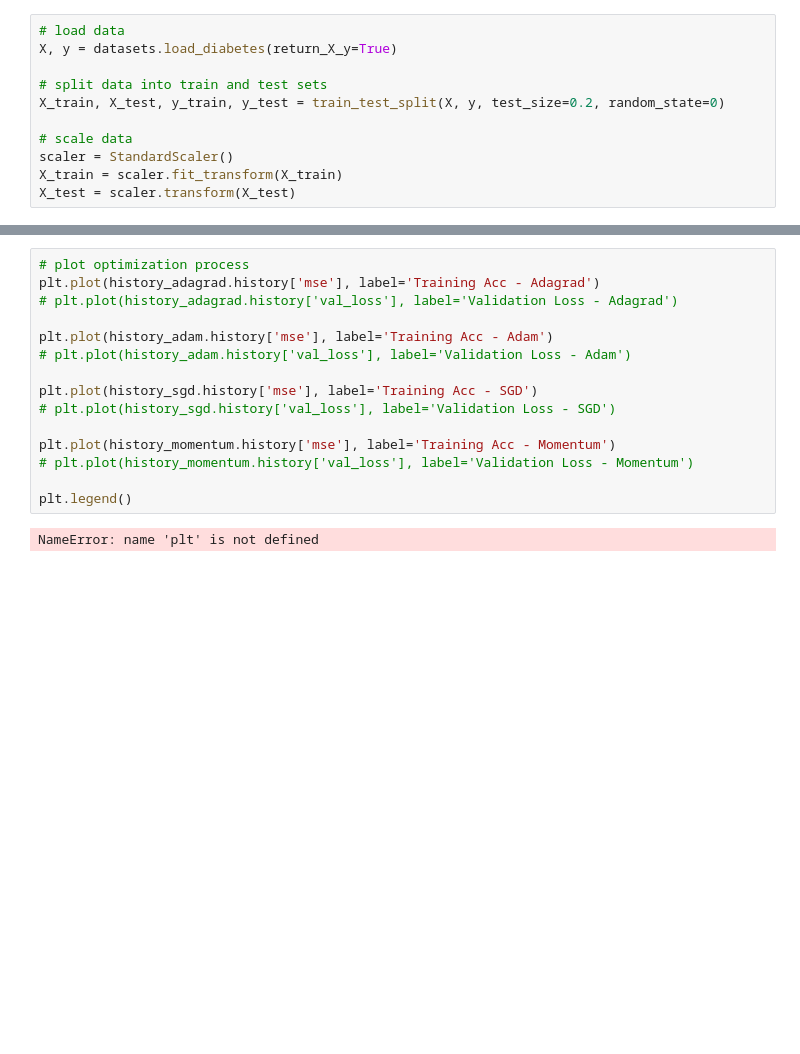
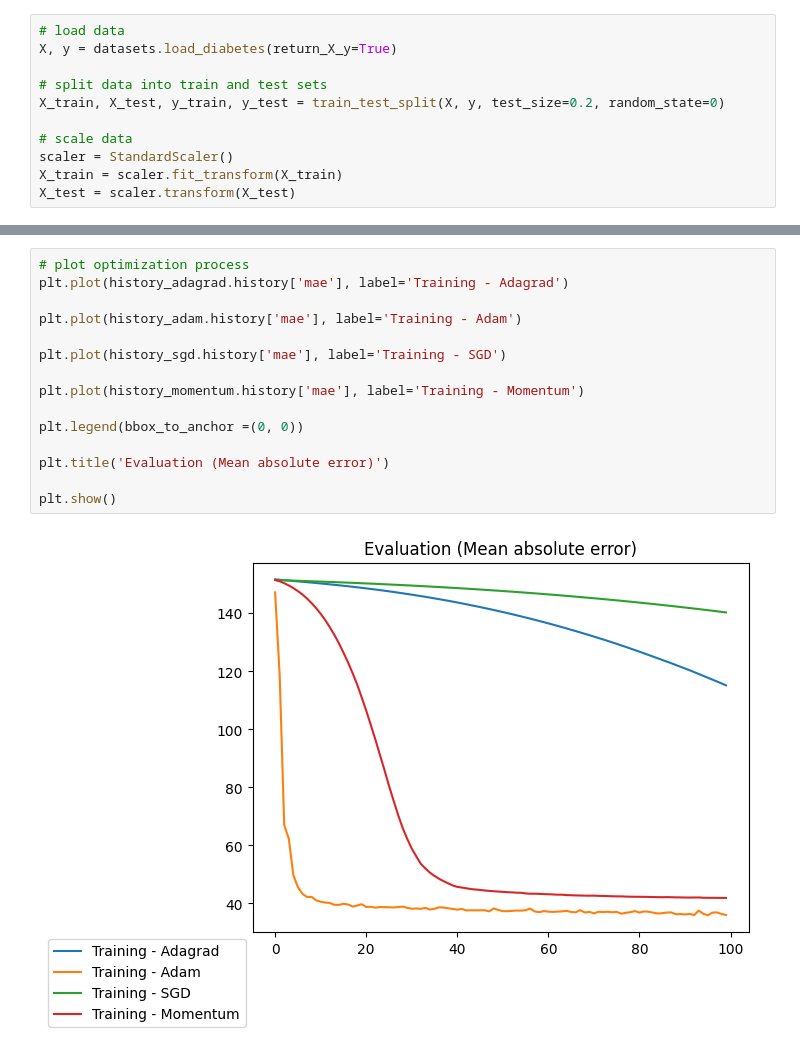
Before and after one commit to kaaiiser/Master_rad_Cost_function, a Jupyter notebook: Diabetes_mse.ipynb, the cells around one changed output, grey strips where cells are left out. Cells and saved outputs as stored; diff of their text form; blank space fills up the shorter version.

```diff
--- a/Diabetes_mse.ipynb
+++ b/Diabetes_mse.ipynb
@@ -146,19 +148,19 @@ plt.legend()
 # %%
 # plot optimization process
-plt.plot(history_adagrad.history['mse'], label='Training Acc - Adagrad')
-# plt.plot(history_adagrad.history['val_loss'], label='Validation Loss - Adagrad')
+plt.plot(history_adagrad.history['mae'], label='Training - Adagrad')
 
-plt.plot(history_adam.history['mse'], label='Training Acc - Adam')
-# plt.plot(history_adam.history['val_loss'], label='Validation Loss - Adam')
+plt.plot(history_adam.history['mae'], label='Training - Adam')
 
-plt.plot(history_sgd.history['mse'], label='Training Acc - SGD')
-# plt.plot(history_sgd.history['val_loss'], label='Validation Loss - SGD')
+plt.plot(history_sgd.history['mae'], label='Training - SGD')
 
-plt.plot(history_momentum.history['mse'], label='Training Acc - Momentum')
-# plt.plot(history_momentum.history['val_loss'], label='Validation Loss - Momentum')
+plt.plot(history_momentum.history['mae'], label='Training - Momentum')
 
-plt.legend()
+plt.legend(bbox_to_anchor =(0, 0))
+
+plt.title('Evaluation (Mean absolute error)')
+
+plt.show()
 # %% [output]
-NameError: name 'plt' is not defined
+[figure, added]
 # %%
 # plot optimization process
```
Also changed, not shown: parts of 12 cells of this notebook, 3 other files.
